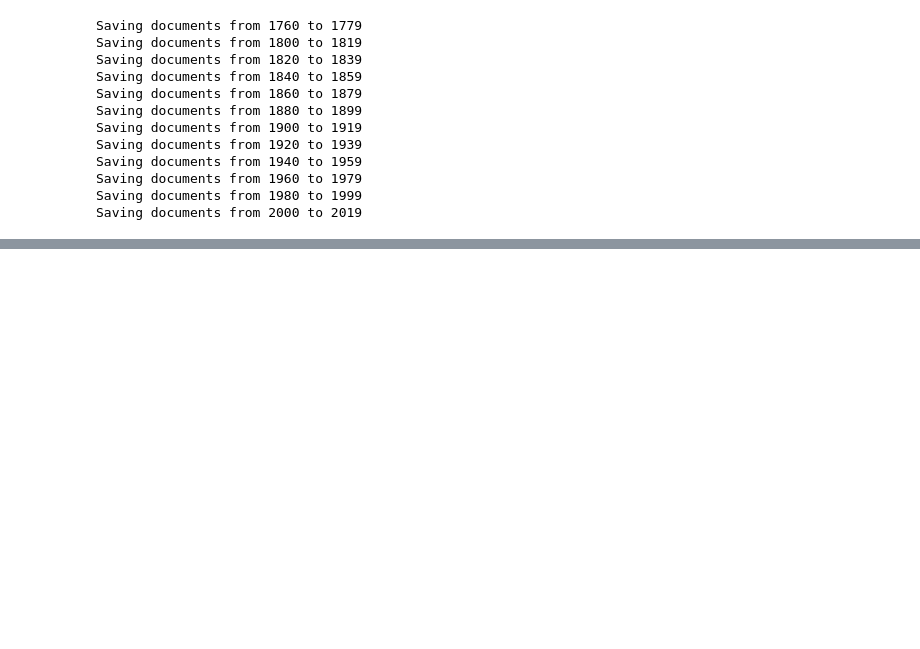
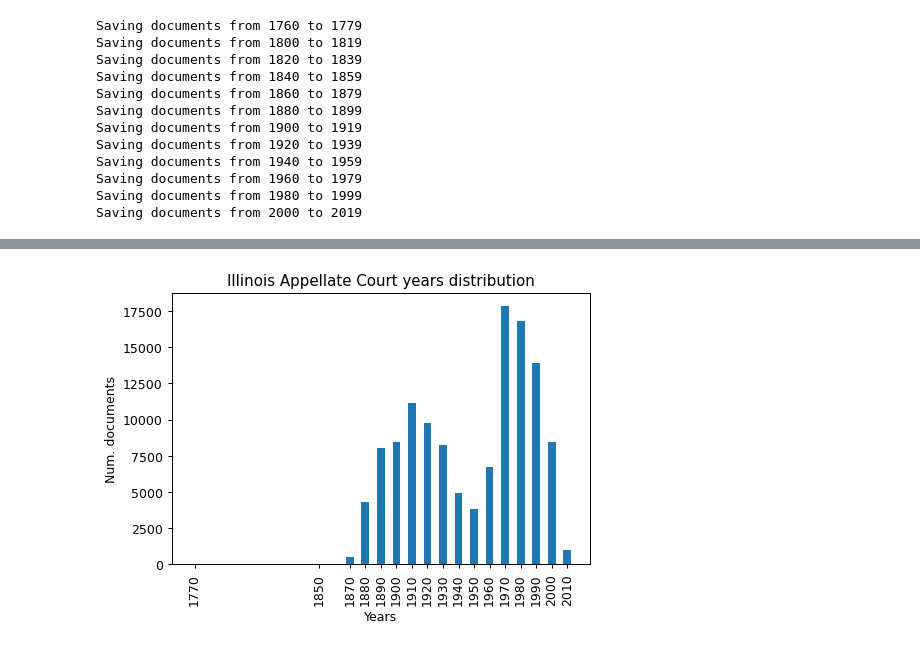
Before and after one commit to tomfran/caselaw-temporal-analysis, a Jupyter notebook: notebooks/01_dataset_preprocessing.ipynb, the cells around one changed output, grey strips where cells are left out. Cells and saved outputs as stored; diff of their text form; code cells hidden in the pictures; blank space fills up the shorter version.

```diff
--- a/notebooks/01_dataset_preprocessing.ipynb
+++ b/notebooks/01_dataset_preprocessing.ipynb
@@ -44,0 +71,16 @@ data[0]
+# %%
+app_years_count = defaultdict(lambda:0)
+
+for doc in data:
+    if doc["court"] == "Illinois Appellate Court":
+        app_years_count[doc["decision_date"]//10*10] += 1
+
+x, y = list(app_years_count.keys()), list(app_years_count.values())
+plt.bar(x, y, width=5)
+plt.title("Illinois Appellate Court years distribution")
+plt.xlabel("Years")
+plt.ylabel("Num. documents")
+plt.xticks(x, rotation='vertical')
+plt.show()
+# %% [output]
+[figure, added]
```
Also changed, not shown: parts of 6 cells of this notebook.
